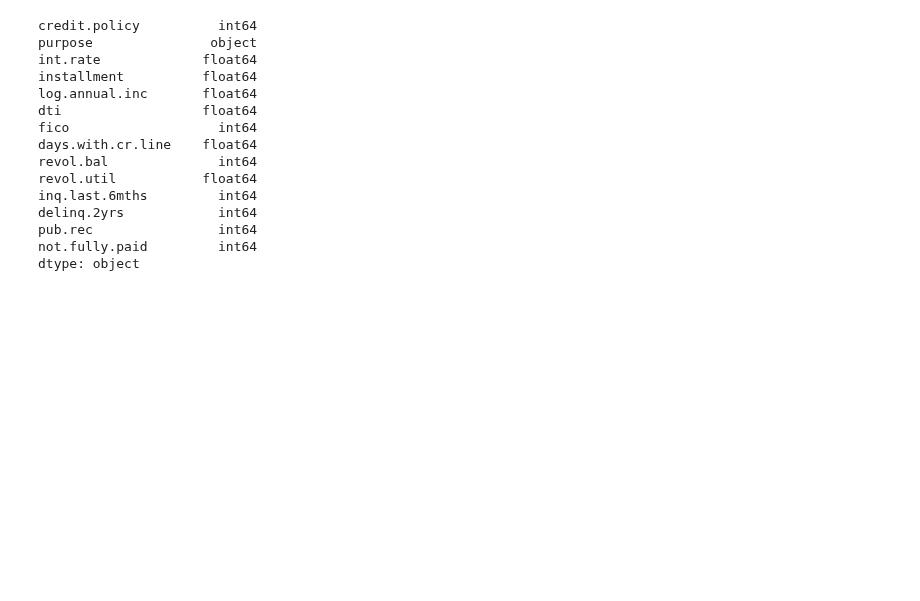
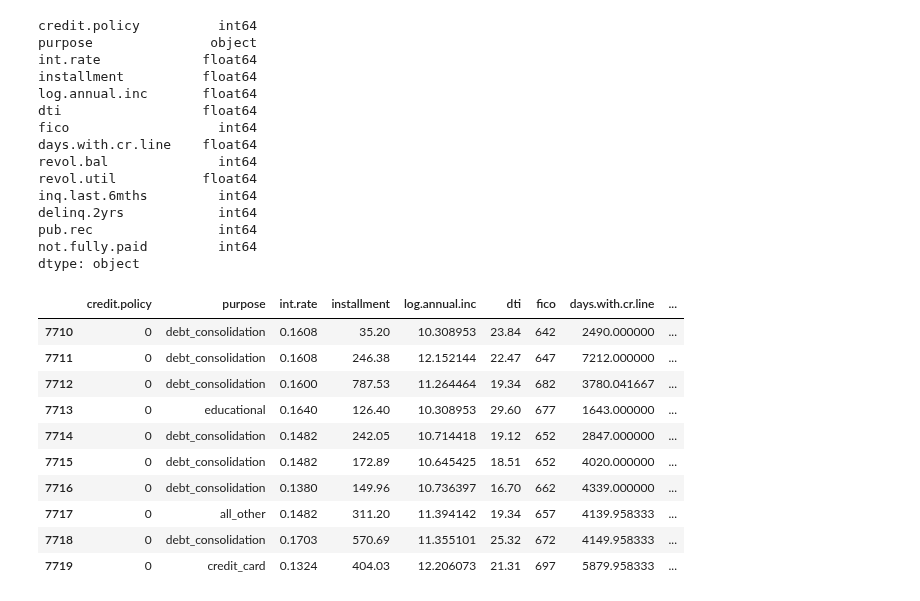
Before and after one commit to devern-DZZC/Interest-Rate-Prediction, a Jupyter notebook: Loan-Interest-Rate-Prediction.ipynb, the cells around one changed output. Drawn from its saved outputs; the diff is of its cells as text; code cells hidden in the pictures; blank space fills up the shorter version.

```diff
--- a/Loan-Interest-Rate-Prediction.ipynb
+++ b/Loan-Interest-Rate-Prediction.ipynb
@@ -62,3 +68,18 @@ delinq.2yrs            int64
 pub.rec                int64
 not.fully.paid         int64
 dtype: object
+# %%
+zero=data[data['credit.policy']==0]
+zero.head(10)
+# %% [output]
+|  | credit.policy | purpose | int.rate | installment | log.annual.inc | dti | fico | days.with.cr.line | ... |
+| 7710 | 0 | debt_consolidation | 0.1608 | 35.20 | 10.308953 | 23.84 | 642 | 2490.000000 | ... |
+| 7711 | 0 | debt_consolidation | 0.1608 | 246.38 | 12.152144 | 22.47 | 647 | 7212.000000 | ... |
+| 7712 | 0 | debt_consolidation | 0.1600 | 787.53 | 11.264464 | 19.34 | 682 | 3780.041667 | ... |
+| 7713 | 0 | educational | 0.1640 | 126.40 | 10.308953 | 29.60 | 677 | 1643.000000 | ... |
+| 7714 | 0 | debt_consolidation | 0.1482 | 242.05 | 10.714418 | 19.12 | 652 | 2847.000000 | ... |
+| 7715 | 0 | debt_consolidation | 0.1482 | 172.89 | 10.645425 | 18.51 | 652 | 4020.000000 | ... |
+| 7716 | 0 | debt_consolidation | 0.1380 | 149.96 | 10.736397 | 16.70 | 662 | 4339.000000 | ... |
+| 7717 | 0 | all_other | 0.1482 | 311.20 | 11.394142 | 19.34 | 657 | 4139.958333 | ... |
+| 7718 | 0 | debt_consolidation | 0.1703 | 570.69 | 11.355101 | 25.32 | 672 | 4149.958333 | ... |
+| 7719 | 0 | credit_card | 0.1324 | 404.03 | 12.206073 | 21.31 | 697 | 5879.958333 | ... |
```
Also changed, not shown: parts of 11 cells of this notebook.
